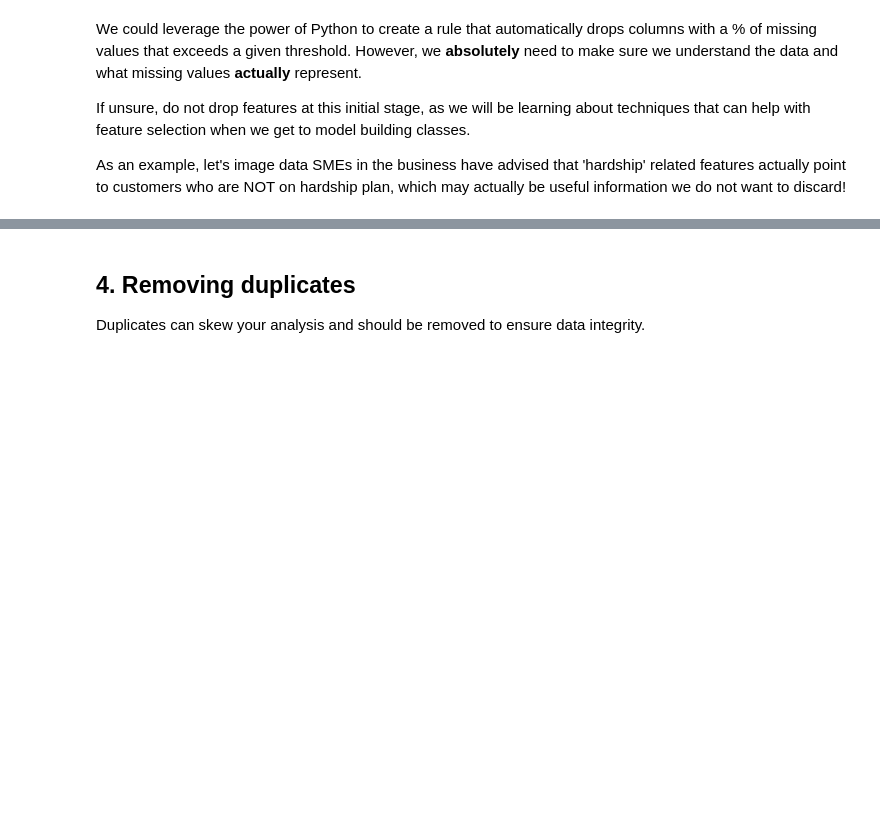
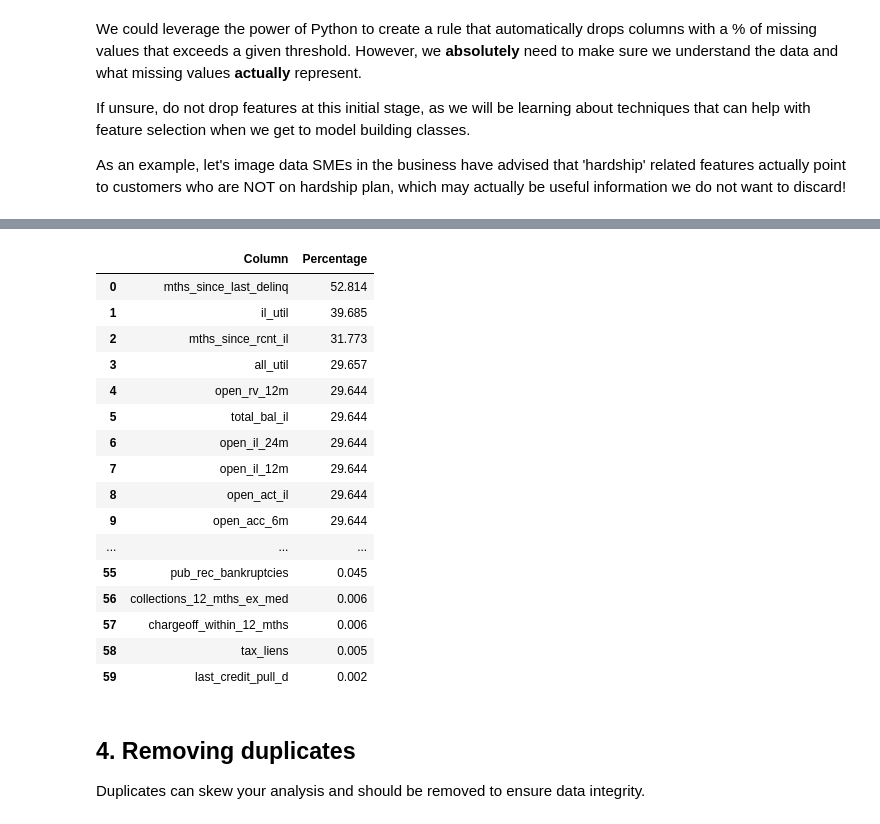
Before and after one commit to Kunvuthi/cobalt_smart_lender_ai, a Jupyter notebook: notebooks/01_data_cleaning.ipynb, the cells around one changed output, grey strips where cells are left out. Drawn from its saved outputs; the diff is of its cells as text; code cells hidden in the pictures; blank space fills up the shorter version.

```diff
--- a/notebooks/01_data_cleaning.ipynb
+++ b/notebooks/01_data_cleaning.ipynb
@@ -403,3 +289,39 @@ df_blanket_drop3.shape
+# %%
+# Drop columns with more than threshold_percentage missing values
+def drop_columns_with_missing_values(df:pd.DataFrame, threshold_percentage=50) -> pd.DataFrame:
+    """
+    Drops columns with more than threshold_percentage missing values.
+    """
+    null_data = df.isnull().sum().sort_values(ascending=False)
+    null_data = null_data[null_data > 0]
+    null_data = null_data.reset_index()
+    null_data.columns = ['Column', 'Percentage']
+    null_data['Percentage'] = (null_data['Percentage'] / len(df)) * 100
+    columns_to_drop = null_data[null_data['Percentage'] > threshold_percentage]['Column'].tolist()
+    df = df.drop(columns=columns_to_drop)
+    return df
+
+df_dropped = drop_columns_with_missing_values(df_dropped, threshold_percentage=60)
+# %%
+null_data_summary(df_dropped, threshold_percentage=0)
+# %% [output]
+|  | Column | Percentage |
+| 0 | mths_since_last_delinq | 52.814 |
+| 1 | il_util | 39.685 |
+| 2 | mths_since_rcnt_il | 31.773 |
+| 3 | all_util | 29.657 |
+| 4 | open_rv_12m | 29.644 |
+| 5 | total_bal_il | 29.644 |
+| 6 | open_il_24m | 29.644 |
+| 7 | open_il_12m | 29.644 |
+| 8 | open_act_il | 29.644 |
+| 9 | open_acc_6m | 29.644 |
+| ... | ... | ... |
+| 55 | pub_rec_bankruptcies | 0.045 |
+| 56 | collections_12_mths_ex_med | 0.006 |
+| 57 | chargeoff_within_12_mths | 0.006 |
+| 58 | tax_liens | 0.005 |
+| 59 | last_credit_pull_d | 0.002 |
 # %% [markdown]
 4\. Removing duplicates
 ----------------------------------------
```
Also changed, not shown: parts of 55 cells of this notebook, 1 other file.
